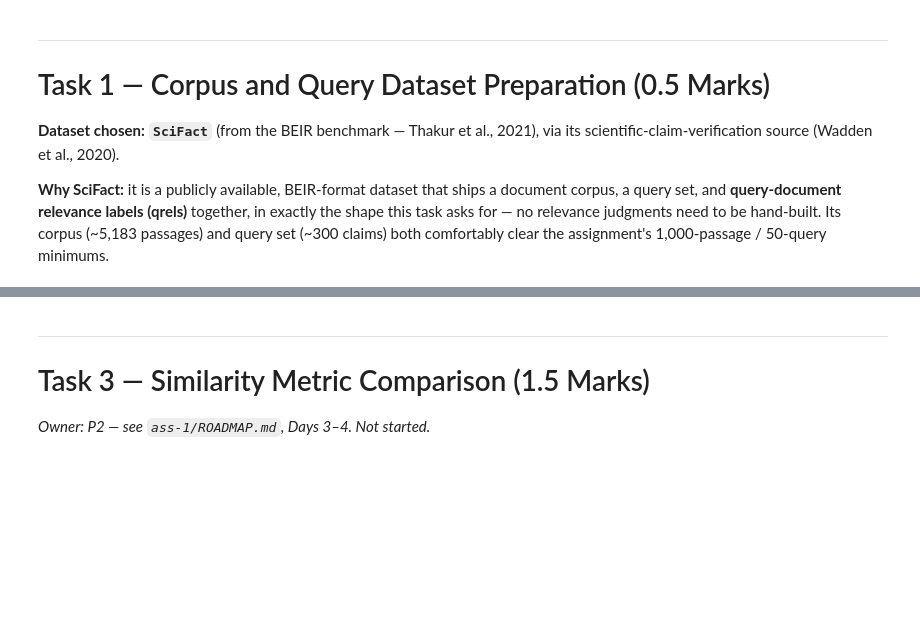
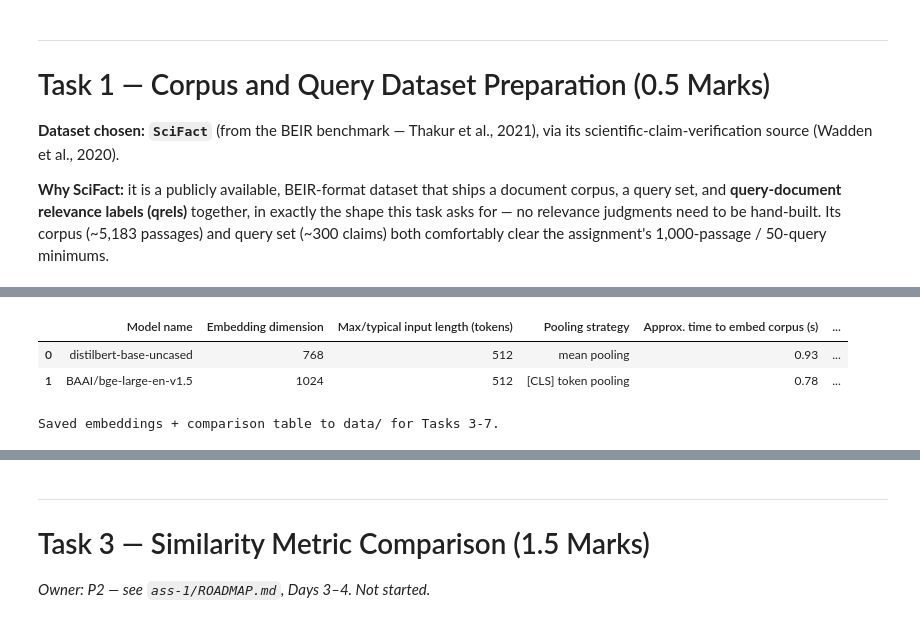
Before and after one commit to sanjaykumarpushadapu/MTech, a Jupyter notebook: 2026-2027-Sem1/AIMLCZG521-ConversationalAI/ass-1/PS2_Group129.ipynb, the cells around one changed output, grey strips where cells are left out. Drawn from its saved outputs; the diff is of its cells as text; code cells hidden in the pictures; blank space fills up the shorter version.

```diff
--- a/2026-2027-Sem1/AIMLCZG521-ConversationalAI/ass-1/PS2_Group129.ipynb
+++ b/2026-2027-Sem1/AIMLCZG521-ConversationalAI/ass-1/PS2_Group129.ipynb
@@ -253,0 +361,17 @@ Once run with internet access, the loaded corpus and query set both exceed the a
+# %%
+corpus_texts = corpus_df["text"].tolist()
+
+models_to_run = [
+    {"name": "distilbert-base-uncased", "pooling": "mean pooling", "fallback_dim": 768},
+    {"name": "BAAI/bge-large-en-v1.5", "pooling": "[CLS] token pooling", "fallback_dim": 1024},
+]
+
+task2_results = {}
+for spec in models_to_run:
+    print(f"=== {spec['name']} ===")
+    result = load_and_embed(spec["name"], spec["pooling"], corpus_texts,
+                             timeout_s=15, fallback_dim=spec["fallback_dim"])
+    result["pooling"] = spec["pooling"]
+    task2_results[spec["name"]] = result
+    print(f"  source={result['source']}  dim={result['dim']}  "
+          f"time={result['elapsed_s']:.2f}s  shape={result['embeddings'].shape}\n")
@@ -253,0 +388,30 @@ Once run with internet access, the loaded corpus and query set both exceed the a
+# %%
+import pandas as pd
+
+comparison_df = pd.DataFrame([
+    {
+        "Model name": name,
+        "Embedding dimension": r["dim"],
+        "Max/typical input length (tokens)": r["max_input_length"],
+        "Pooling strategy": r["pooling"],
+        "Approx. time to embed corpus (s)": round(r["elapsed_s"], 2),
+        "Source": r["source"],
+    }
+    for name, r in task2_results.items()
+])
+comparison_df
+# %% [output]
+|  | Model name | Embedding dimension | Max/typical input length (tokens) | Pooling strategy | Approx. time to embed corpus (s) | ... |
+| 0 | distilbert-base-uncased | 768 | 512 | mean pooling | 0.93 | ... |
+| 1 | BAAI/bge-large-en-v1.5 | 1024 | 512 | [CLS] token pooling | 0.78 | ... |
+# %%
+import os
+DATA_DIR = "data"
+for name, r in task2_results.items():
+    safe_name = name.replace("/", "__")
+    np.save(f"{DATA_DIR}/embeddings_{safe_name}.npy", r["embeddings"])
+
+comparison_df.to_csv(f"{DATA_DIR}/task2_model_comparison.csv", index=False)
+print("Saved embeddings + comparison table to data/ for Tasks 3-7.")
+# %% [output]
+Saved embeddings + comparison table to data/ for Tasks 3-7.
```
Also changed, not shown: parts of 11 cells of this notebook.
